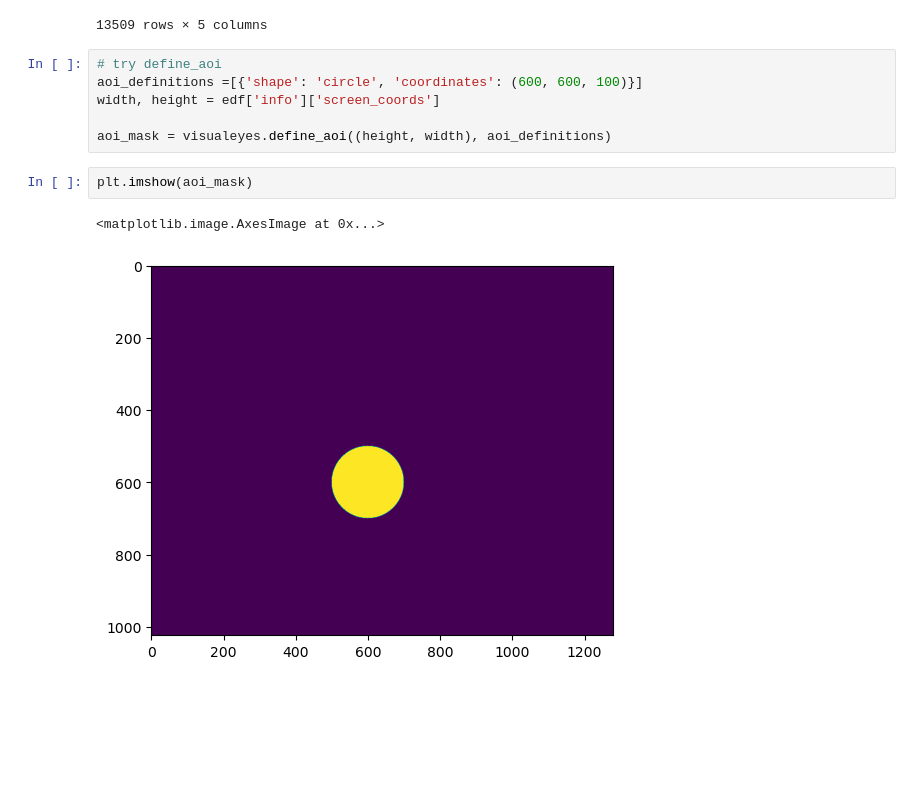
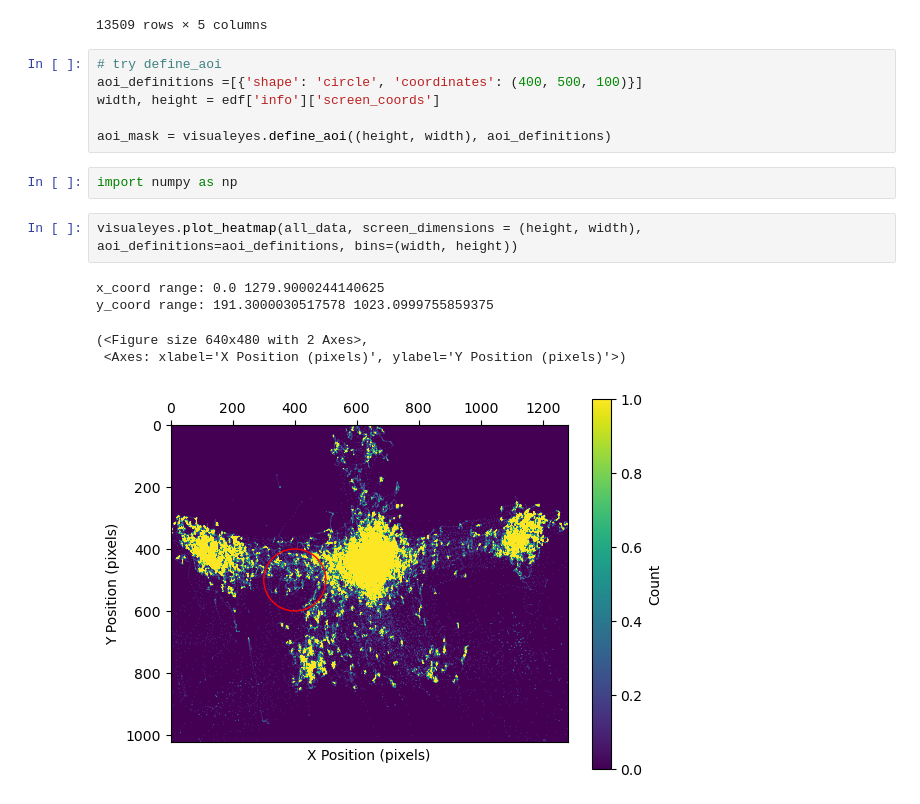
Before and after one commit to mckenziephagen/visualEyes, a Jupyter notebook: demo/demo.ipynb, the cells around one changed output. Cells and saved outputs as stored; diff of their text form; blank space fills up the shorter version.

```diff
--- a/demo/demo.ipynb
+++ b/demo/demo.ipynb
@@ -78,13 +78,18 @@ epoched_data
 13509 rows × 5 columns
 # %%
 # try define_aoi
-aoi_definitions =[{'shape': 'circle', 'coordinates': (600, 600, 100)}]
+aoi_definitions =[{'shape': 'circle', 'coordinates': (400, 500, 100)}]
 width, height = edf['info']['screen_coords']
 
 aoi_mask = visualeyes.define_aoi((height, width), aoi_definitions)
-# %%
-plt.imshow(aoi_mask)
-# %% [output]
-<matplotlib.image.AxesImage at 0x...>
-[figure, removed]
+# %%
+import numpy as np
+# %%
+visualeyes.plot_heatmap(all_data, screen_dimensions = (height, width), aoi_definitions=aoi_definitions, bins=(width, height))
+# %% [output]
+x_coord range: 0.0 1279.9000244140625
+y_coord range: 191.3000030517578 1023.0999755859375
+(<Figure size 640x480 with 2 Axes>,
+ <Axes: xlabel='X Position (pixels)', ylabel='Y Position (pixels)'>)
+[figure, added]
 # %%
```
Also changed, not shown: parts of 2 cells of this notebook, 1 other file.
